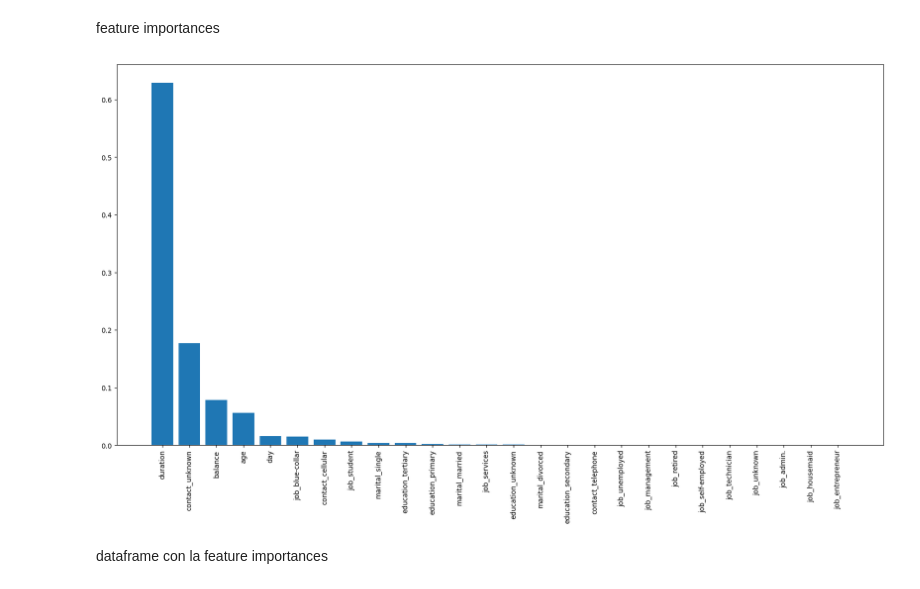
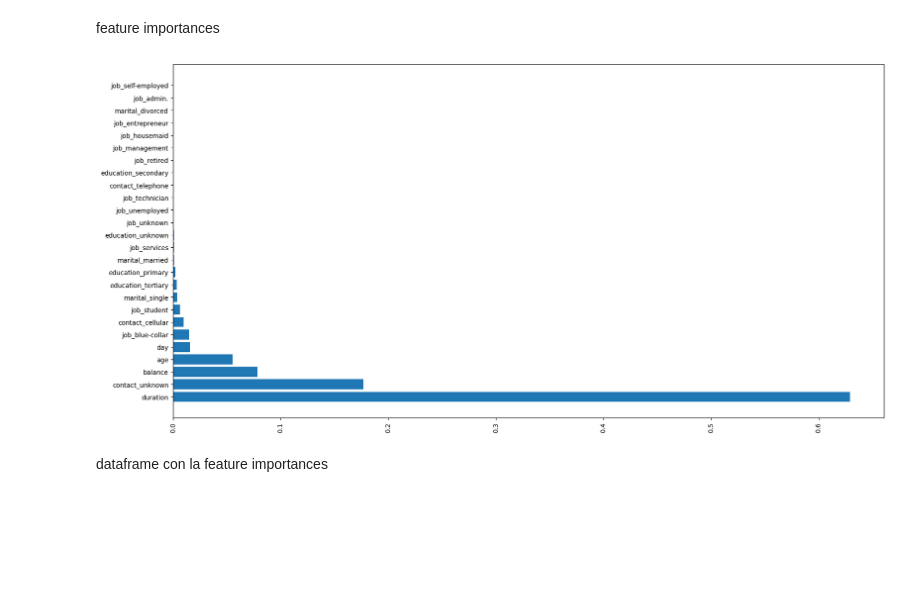
Before and after one commit to gabislot07/Chona-avanzado-2024, a Jupyter notebook: modelos parte 2 - numericos continuos y categoricos/arbol2.ipynb, the cells around one changed output. Saved outputs shown, nothing was run; the diff lists cells and outputs as text; code cells hidden in the pictures; blank space fills up the shorter version.

```diff
--- a/modelos parte 2 - numericos continuos y categoricos/arbol2.ipynb
+++ b/modelos parte 2 - numericos continuos y categoricos/arbol2.ipynb
@@ -214,15 +214,15 @@ feature importances
 # %%
 #feature importances
 importances = mejor_modelo.feature_importances_
 indices = np.argsort(importances)[::-1]
 
 #mostrarlos en un grafico
 plt.figure(figsize = (20, 10))
-plt.bar(X_df.columns[indices], importances[indices])
+plt.barh(X_df.columns[indices], importances[indices])
 plt.xticks(rotation = 90)
 plt.show()
 # %% [output]
-[figure, old version]
+[figure, new version]
 # %% [markdown]
 dataframe con la feature importances
 # %%
```
Also changed, not shown: parts of 9 cells of this notebook.
